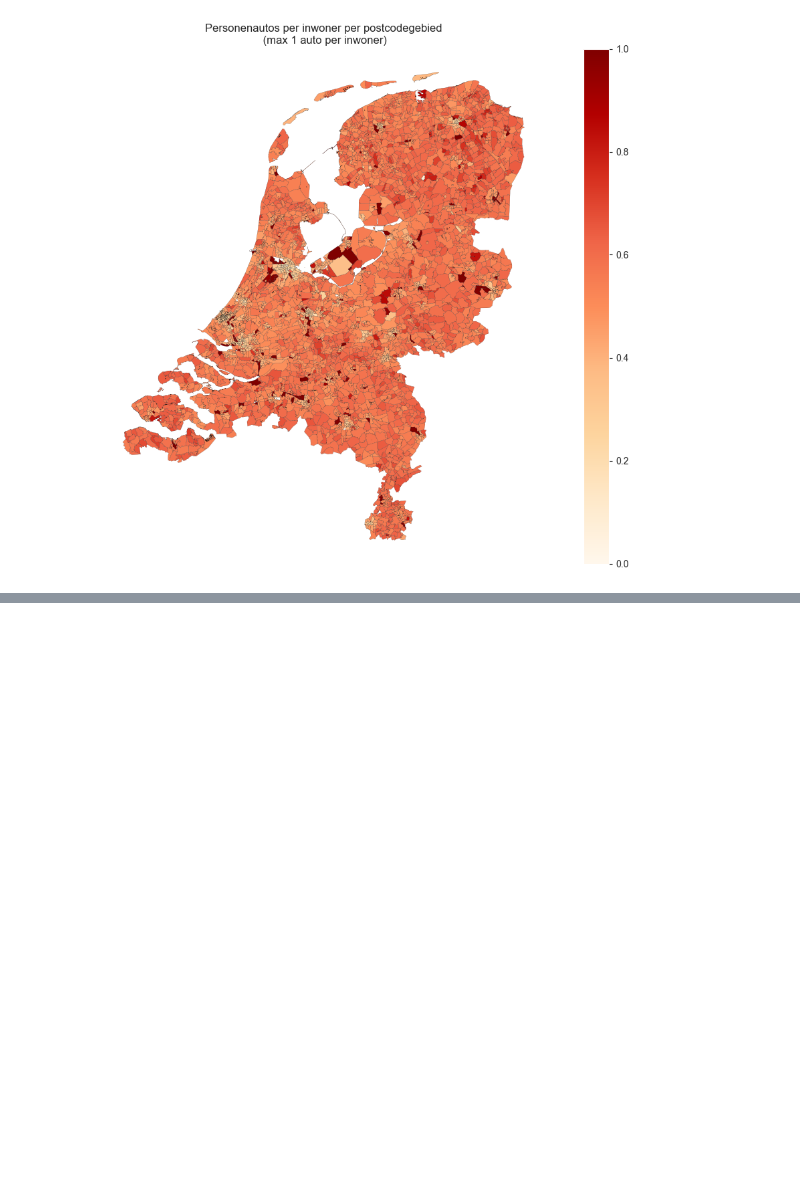
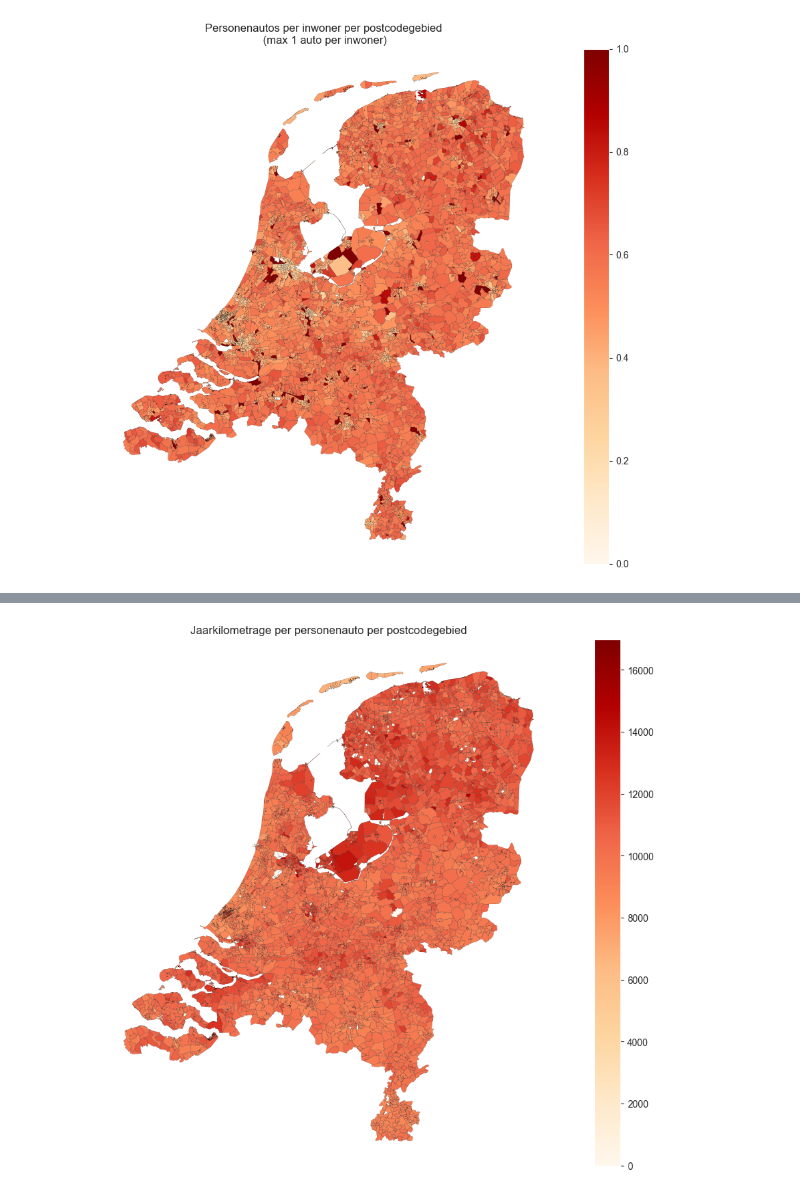
Before and after one commit to EwoutH/urban-self-driving-effects, a Jupyter notebook: prototyping/pc4.ipynb, the cells around one changed output, grey strips where cells are left out. Cells and saved outputs as stored; diff of their text form; code cells hidden in the pictures; blank space fills up the shorter version.

```diff
--- a/prototyping/pc4.ipynb
+++ b/prototyping/pc4.ipynb
@@ -133,0 +245,12 @@ plt.savefig('img/personenautos_per_inwoner_pc4.png', dpi=300, bbox_inches='tight
+# %%
+# Create a plot of the jaarkilometrage per personenauto
+fig, ax = plt.subplots(figsize=(15,10))
+data_clean.plot(column='jaarkilometrage', legend=True, cmap='OrRd', edgecolor='black', linewidth=0.1, ax=ax)
+# Remove the axis labels
+plt.axis('off')
+# Add a title
+plt.title('Jaarkilometrage per personenauto per postcodegebied')
+# Save
+plt.savefig('img/jaarkilometrage_per_personenauto_pc4.png', dpi=300, bbox_inches='tight')
+# %% [output]
+[figure, added]
```
Also changed, not shown: parts of 16 cells of this notebook.
